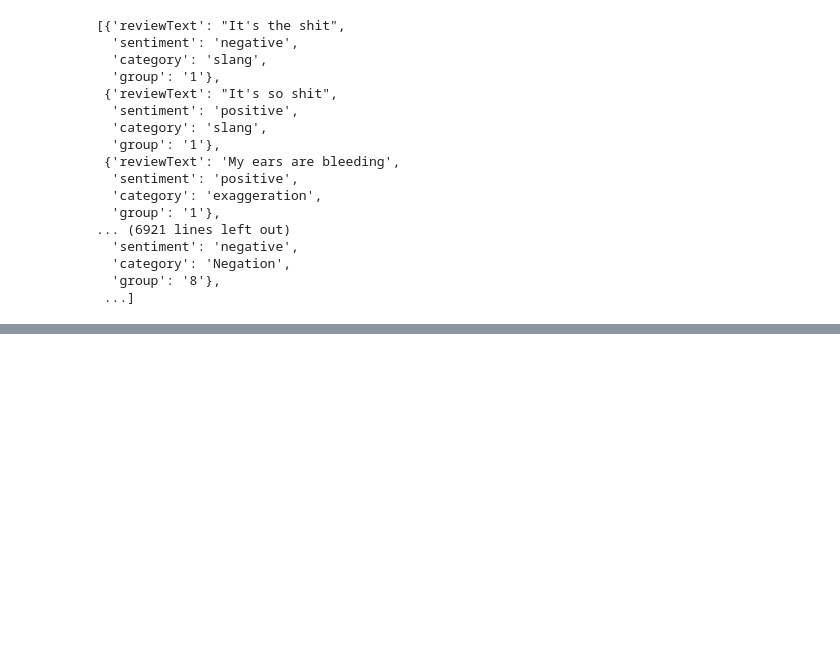
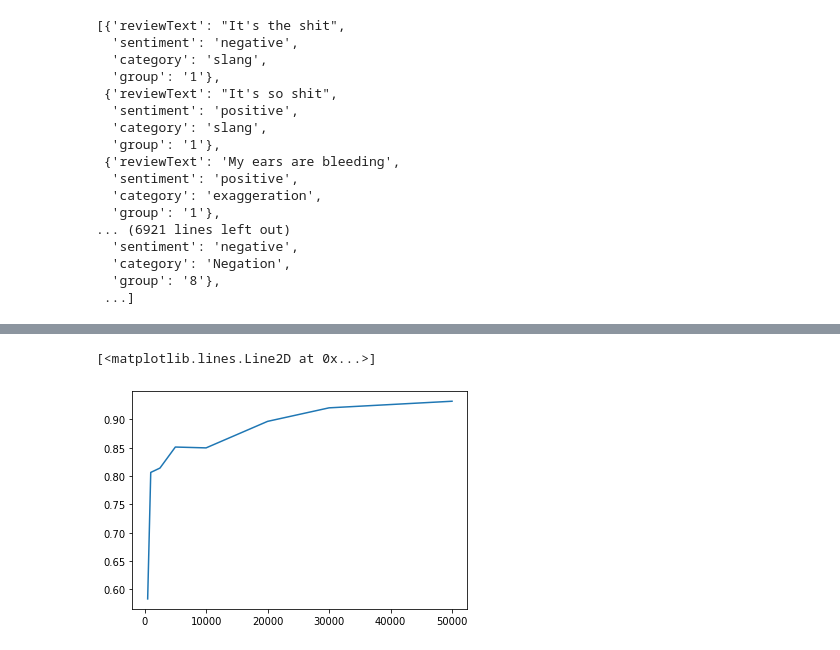
Before and after one commit to NicolaClark/NLP22, a Jupyter notebook: Notebooks/actualbaseline.ipynb, the cells around one changed output, grey strips where cells are left out. Drawn from its saved outputs; the diff is of its cells as text; code cells hidden in the pictures; blank space fills up the shorter version.

```diff
--- a/Notebooks/actualbaseline.ipynb
+++ b/Notebooks/actualbaseline.ipynb
@@ -275,3 +299,8 @@ with open ("../data/difficult cases/group6_diff","w") as file:
+# %%
+plt.plot(size, train_acc)
+# %% [output]
+[<matplotlib.lines.Line2D at 0x...>]
+[figure, added]
 # %% [markdown]
 <a style='text-decoration:none;line-height:16px;display:flex;color:#5B5B62;padding:10px;justify-content:end;' href='https://deepnote.com?utm_source=created-in-deepnote-cell&projectId=b88dfe01-c7e1-473c-bcfd-798313fc6522' target="_blank">
 <img alt='Created in deepnote.com' style='display:inline;max-height:16px;margin:0px;margin-right:7.5px;' src='embedded-picture-1' > </img>
```
Also changed, not shown: parts of 5 cells of this notebook, 6 other files.
